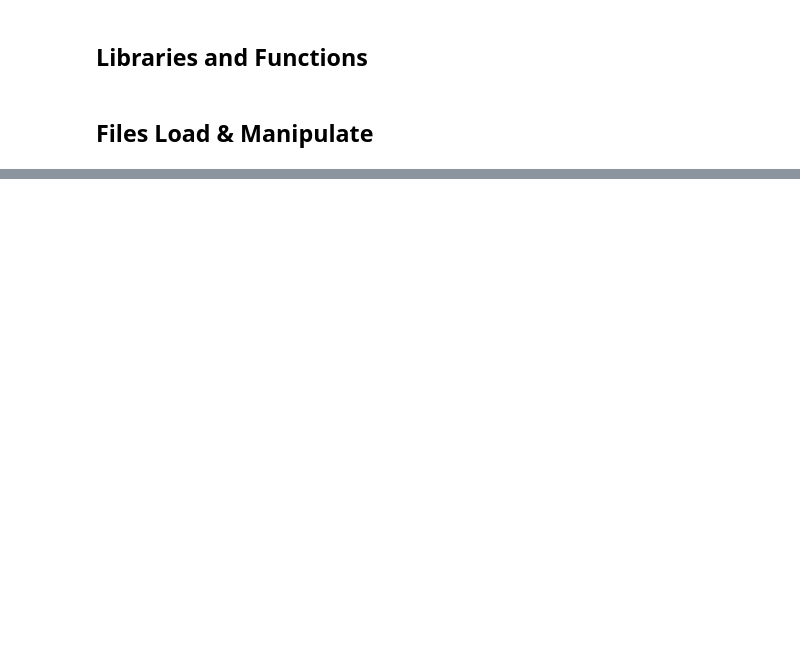
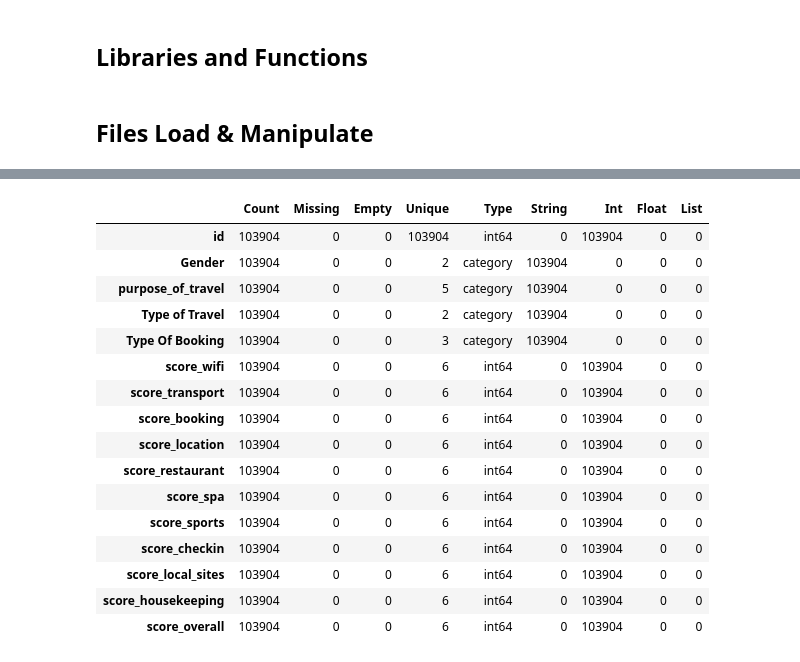
Before and after one commit to StuartG24/Travel_Co_Analysis, a Jupyter notebook: Notebooks_Data_Analysis/trial_xgboost.ipynb, the cells around one changed output, grey strips where cells are left out. Cells and saved outputs as stored; diff of their text form; code cells hidden in the pictures; blank space fills up the shorter version.

```diff
--- a/Notebooks_Data_Analysis/trial_xgboost.ipynb
+++ b/Notebooks_Data_Analysis/trial_xgboost.ipynb
@@ -210,0 +253,41 @@ Data saved to /Users/stuartgow/GitHub/Travel_Co_Analysis/Data_Sources/hotel_revi
+# %%
+# Read in the data file
+file_name = 'hotel_reviews.csv'
+file_path = os.path.join(DATA_PATH, file_name)
+if not os.path.isfile(file_path):
+    raise Exception(f'File not found: {file_path}')
+
+hotel_reviews_df = pd.read_csv(file_path)
+
+
+# Convert categorical values for XGBoost
+categorical_columns = ['Gender', 'purpose_of_travel','Type of Travel', 'Type Of Booking']
+for next_col in categorical_columns:
+    hotel_reviews_df[next_col] = hotel_reviews_df[next_col].astype('category')
+
+
+
+
+print_file_summary(hotel_reviews_df)
+
+
+# Tidy Up
+del file_name, file_path
+# %% [output]
+|  | Count | Missing | Empty | Unique | Type | String | Int | Float | List |
+| id | 103904 | 0 | 0 | 103904 | int64 | 0 | 103904 | 0 | 0 |
+| Gender | 103904 | 0 | 0 | 2 | category | 103904 | 0 | 0 | 0 |
+| purpose_of_travel | 103904 | 0 | 0 | 5 | category | 103904 | 0 | 0 | 0 |
+| Type of Travel | 103904 | 0 | 0 | 2 | category | 103904 | 0 | 0 | 0 |
+| Type Of Booking | 103904 | 0 | 0 | 3 | category | 103904 | 0 | 0 | 0 |
+| score_wifi | 103904 | 0 | 0 | 6 | int64 | 0 | 103904 | 0 | 0 |
+| score_transport | 103904 | 0 | 0 | 6 | int64 | 0 | 103904 | 0 | 0 |
+| score_booking | 103904 | 0 | 0 | 6 | int64 | 0 | 103904 | 0 | 0 |
+| score_location | 103904 | 0 | 0 | 6 | int64 | 0 | 103904 | 0 | 0 |
+| score_restaurant | 103904 | 0 | 0 | 6 | int64 | 0 | 103904 | 0 | 0 |
+| score_spa | 103904 | 0 | 0 | 6 | int64 | 0 | 103904 | 0 | 0 |
+| score_sports | 103904 | 0 | 0 | 6 | int64 | 0 | 103904 | 0 | 0 |
+| score_checkin | 103904 | 0 | 0 | 6 | int64 | 0 | 103904 | 0 | 0 |
+| score_local_sites | 103904 | 0 | 0 | 6 | int64 | 0 | 103904 | 0 | 0 |
+| score_housekeeping | 103904 | 0 | 0 | 6 | int64 | 0 | 103904 | 0 | 0 |
+| score_overall | 103904 | 0 | 0 | 6 | int64 | 0 | 103904 | 0 | 0 |
```
Also changed, not shown: parts of 12 cells of this notebook, 2 other files.
